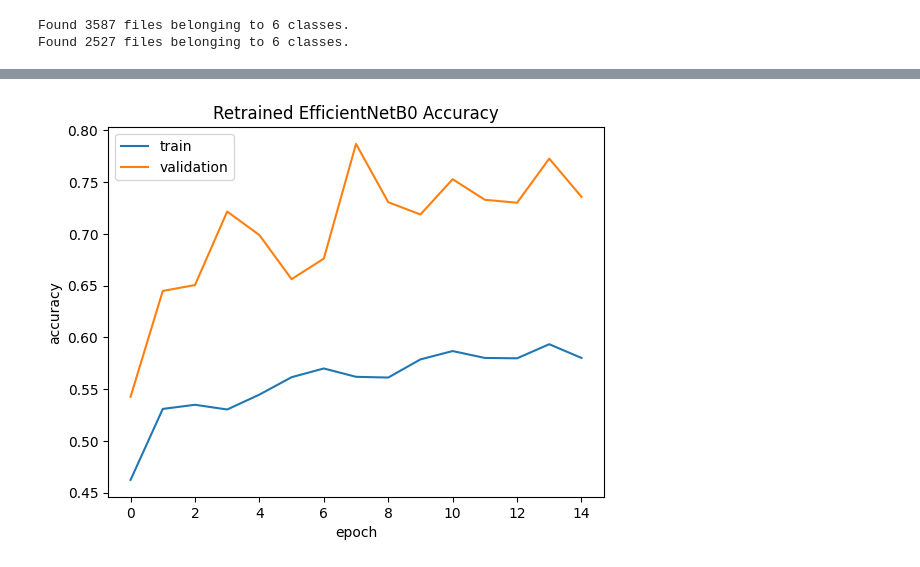
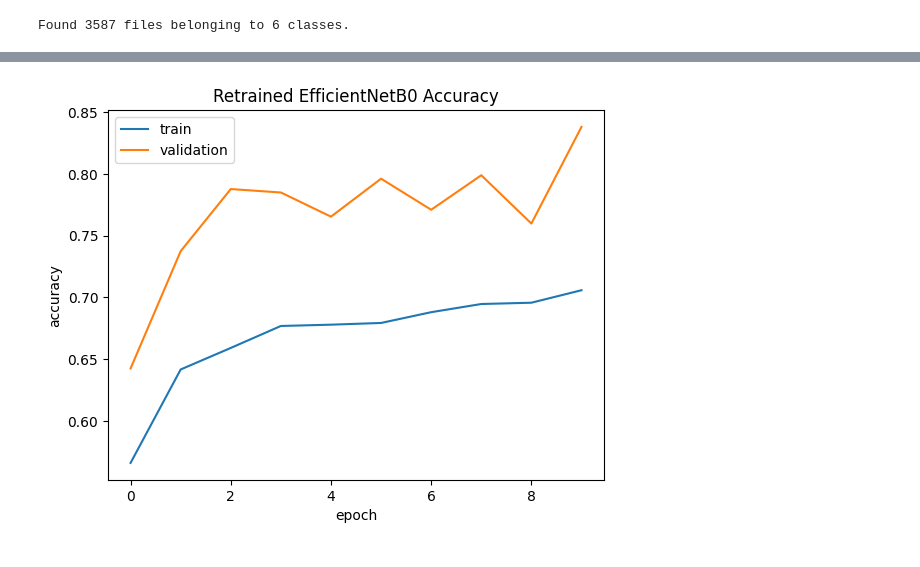
Before and after one commit to nipun-khanna/Trash-Classification-Deep-Learning, a Jupyter notebook: efficientnet_training.ipynb, the cells around one changed output, grey strips where cells are left out. Cells and saved outputs as stored; diff of their text form; code cells hidden in the pictures.

Commit message:
Update model training with improved results

```diff
--- a/efficientnet_training.ipynb
+++ b/efficientnet_training.ipynb
@@ -11,29 +10,21 @@ BATCH_SIZE = 32
 # B0 - 224x224
 # B3 - 300x300
 RESOLUTION = 224
+NUM_CLASSES = 6
 
 realwaste = keras.utils.image_dataset_from_directory(
     "./data/realwaste",
     labels="inferred",
     label_mode="categorical",
     image_size=(RESOLUTION, RESOLUTION),
-    batch_size=BATCH_SIZE
+    batch_size=None
 )
-
-trashnet = keras.utils.image_dataset_from_directory(
-    "./data/trashnet",
-    labels="inferred",
-    label_mode="categorical",
-    image_size=(RESOLUTION, RESOLUTION),
-    batch_size=BATCH_SIZE
-)
 # %% [output]
 Found 3587 files belonging to 6 classes.
-Found 2527 files belonging to 6 classes.
 # %%
 def split(ds, train_split=0.8, val_split=0.1):
     ds_size = len(list(ds.as_numpy_iterator()))
-    ds = ds.shuffle(3600, reshuffle_each_iteration=False)
+    ds = ds.shuffle(ds.cardinality(), reshuffle_each_iteration=False)
     train_size = int(train_split * ds_size)
     val_size = int(val_split * ds_size)
 
@@ -64,8 +55,6 @@ def augment(image):
         image = layer(image)
     return image
 # %%
-NUM_CLASSES = 6
-
 def preprocess_augment(image, label):
     image = tensorflow.image.resize(image, (RESOLUTION, RESOLUTION))
     image = augment(image)
@@ -77,13 +66,14 @@ def resize(image, label):
 
 # Preprocess training
 training_dataset = training_dataset.map(preprocess_augment, num_parallel_calls=tensorflow.data.AUTOTUNE)
-training_dataset = training_dataset.prefetch(tensorflow.data.AUTOTUNE)
+training_dataset = training_dataset.batch(BATCH_SIZE).prefetch(tensorflow.data.AUTOTUNE)
 
 # Preprocess validation & test
 validation_dataset = validation_dataset.map(resize, num_parallel_calls=tensorflow.data.AUTOTUNE)
+validation_dataset = validation_dataset.batch(BATCH_SIZE).prefetch(tensorflow.data.AUTOTUNE)
 
 test_dataset = test_dataset.map(resize, num_parallel_calls=tensorflow.data.AUTOTUNE)
-trash_test_dataset = trashnet.map(resize, num_parallel_calls=tensorflow.data.AUTOTUNE)
+test_dataset = test_dataset.batch(BATCH_SIZE).prefetch(tensorflow.data.AUTOTUNE)
 # %%
 inputs = layers.Input(shape=(RESOLUTION, RESOLUTION, 3))
 model = EfficientNetB0(weights='imagenet', include_top=False, input_tensor=inputs)
@@ -94,7 +84,7 @@ model.trainable = False
 # Recreate top layers
 x = layers.GlobalAveragePooling2D(name="avg_pool")(model.output)
 x = layers.BatchNormalization()(x)
-x = layers.Dropout(0.4, name="top_dropout")(x)
+x = layers.Dropout(0.3, name="top_dropout")(x)
 outputs = layers.Dense(NUM_CLASSES, activation="softmax", name="pred")(x)
 
 # Compile model
@@ -102,7 +92,7 @@ model = keras.Model(inputs, outputs, name="EfficientNet")
 optimizer = keras.optimizers.Adam(learning_rate=0.01)
 model.compile(optimizer=optimizer, loss="categorical_crossentropy", metrics=["accuracy"])
 # %%
-epochs = 15
+epochs = 10
 trained = model.fit(training_dataset, epochs=epochs, validation_data=validation_dataset)
 
 def plot_results(data):
@@ -136,4 +129,4 @@ Epoch 15/15
-[figure, old version]
+[figure, new version]
 # %%
 for layer in model.layers[-40:]:
         if not isinstance(layer, layers.BatchNormalization):
```
Also changed, not shown: parts of 6 cells of this notebook.
